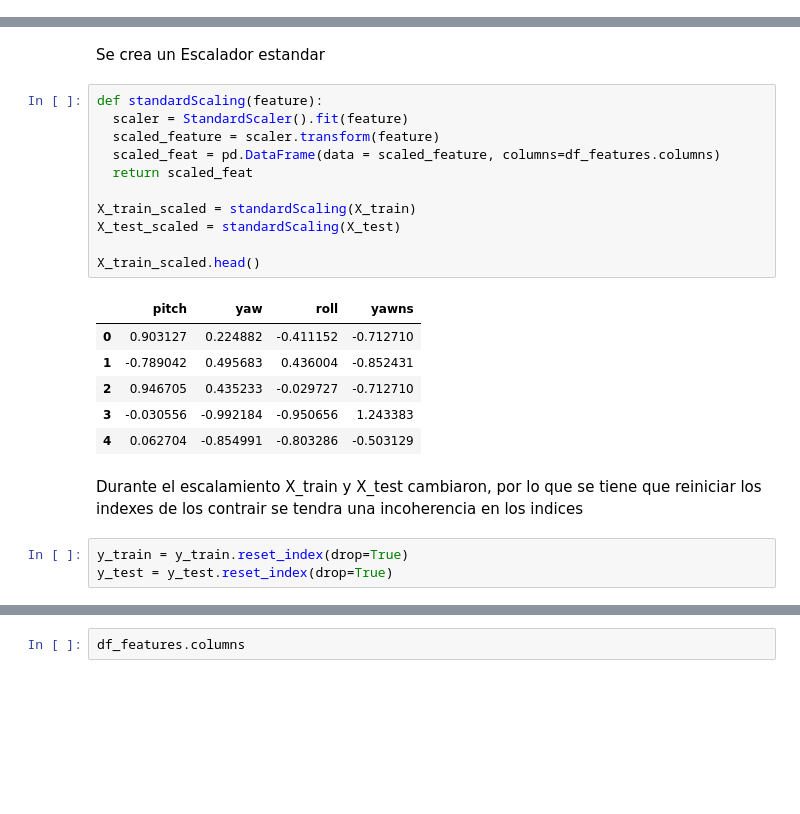
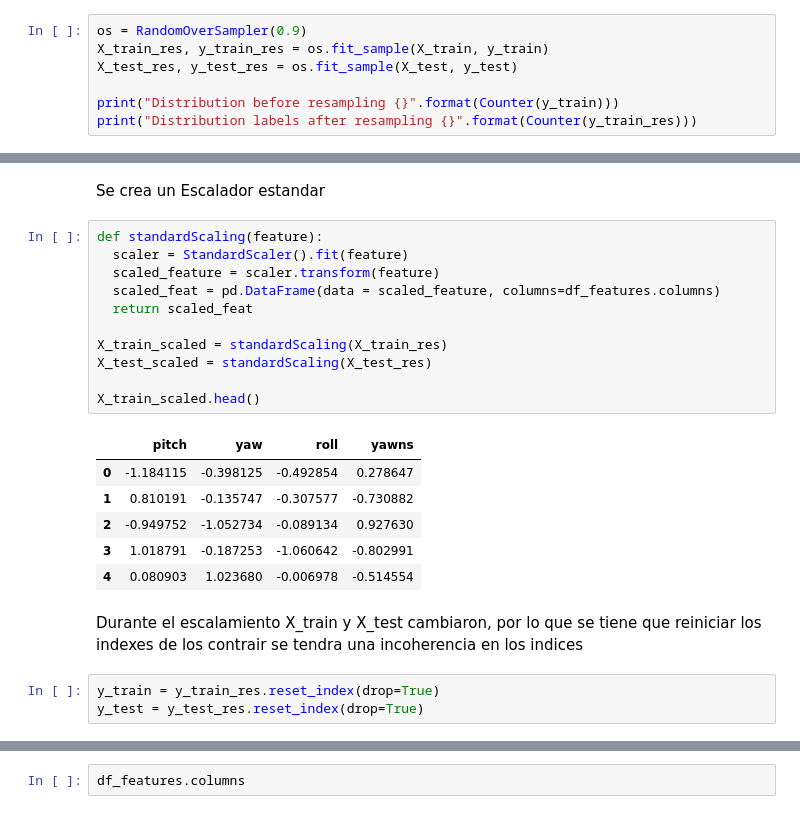
Before and after one commit to Boso123/MLcourseFatiga, a Jupyter notebook: randomforest.ipynb, the cells around one changed output, grey strips where cells are left out. Saved outputs shown, nothing was run; the diff lists cells and outputs as text; blank space fills up the shorter version.

```diff
--- a/randomforest.ipynb
+++ b/randomforest.ipynb
@@ -208,3 +228,10 @@ Se divide la data en el set de entrenamiento y testeo del modelo
 X = df_features.copy()
 y = df['tag'].copy()
 X_train, X_test, y_train, y_test = train_test_split(X, y, test_size=0.3)
+# %%
+os = RandomOverSampler(0.9)
+X_train_res, y_train_res = os.fit_sample(X_train, y_train)
+X_test_res, y_test_res = os.fit_sample(X_test, y_test)
+
+print("Distribution before resampling {}".format(Counter(y_train)))
+print("Distribution labels after resampling {}".format(Counter(y_train_res)))
@@ -213,26 +255,26 @@ Se crea un Escalador estandar
 # %%
 def standardScaling(feature):
   scaler = StandardScaler().fit(feature)
   scaled_feature = scaler.transform(feature)
   scaled_feat = pd.DataFrame(data = scaled_feature, columns=df_features.columns)
   return scaled_feat
 
-X_train_scaled = standardScaling(X_train)
-X_test_scaled = standardScaling(X_test)
+X_train_scaled = standardScaling(X_train_res)
+X_test_scaled = standardScaling(X_test_res)
 
 X_train_scaled.head()
 # %% [output]
 |  | pitch | yaw | roll | yawns |
-| 0 | 0.903127 | 0.224882 | -0.411152 | -0.712710 |
-| 1 | -0.789042 | 0.495683 | 0.436004 | -0.852431 |
-| 2 | 0.946705 | 0.435233 | -0.029727 | -0.712710 |
-| 3 | -0.030556 | -0.992184 | -0.950656 | 1.243383 |
-| 4 | 0.062704 | -0.854991 | -0.803286 | -0.503129 |
+| 0 | -1.184115 | -0.398125 | -0.492854 | 0.278647 |
+| 1 | 0.810191 | -0.135747 | -0.307577 | -0.730882 |
+| 2 | -0.949752 | -1.052734 | -0.089134 | 0.927630 |
+| 3 | 1.018791 | -0.187253 | -1.060642 | -0.802991 |
+| 4 | 0.080903 | 1.023680 | -0.006978 | -0.514554 |
 # %% [markdown]
 Durante el escalamiento X_train y X_test cambiaron, por lo que se tiene que reiniciar los indexes de los contrair se tendra una incoherencia en los indices
 # %%
-y_train = y_train.reset_index(drop=True)
-y_test = y_test.reset_index(drop=True)
+y_train = y_train_res.reset_index(drop=True)
+y_test = y_test_res.reset_index(drop=True)
 # %%
 input_func_train = tf.compat.v1.estimator.inputs.pandas_input_fn(x=X_train_scaled, y=y_train, batch_size=50, shuffle=True)
 
```
Also changed, not shown: parts of 20 cells of this notebook.
